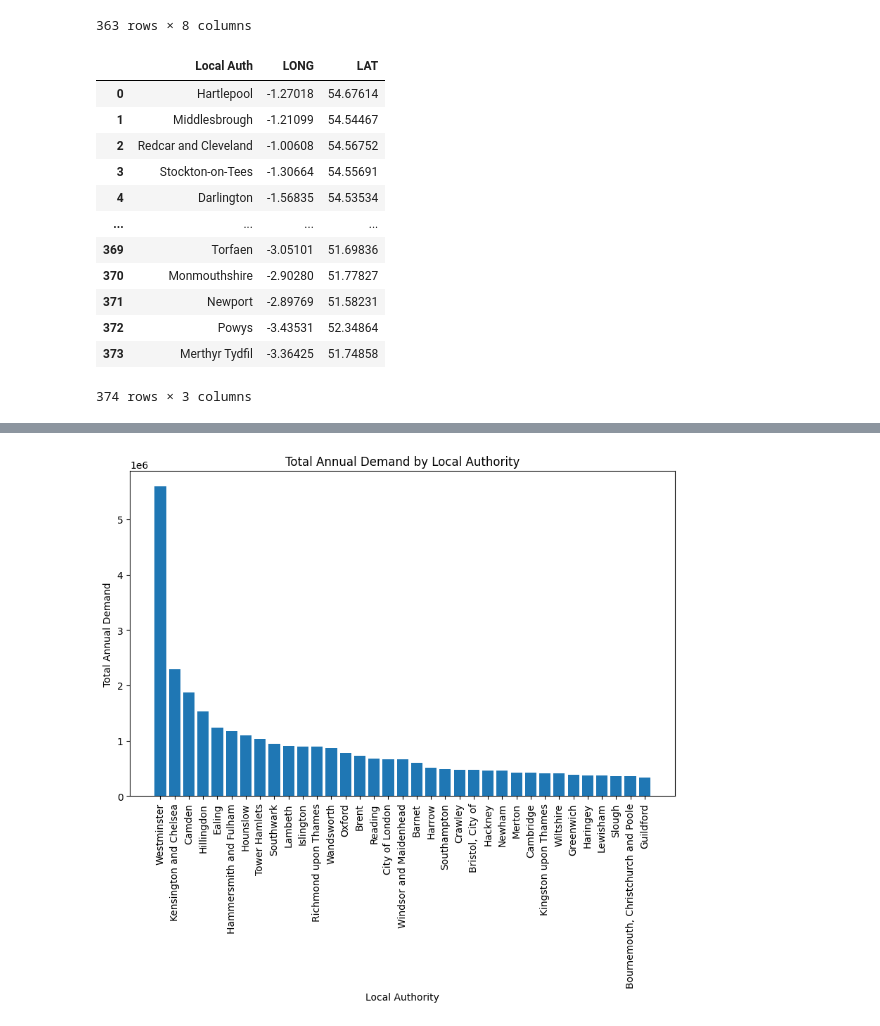
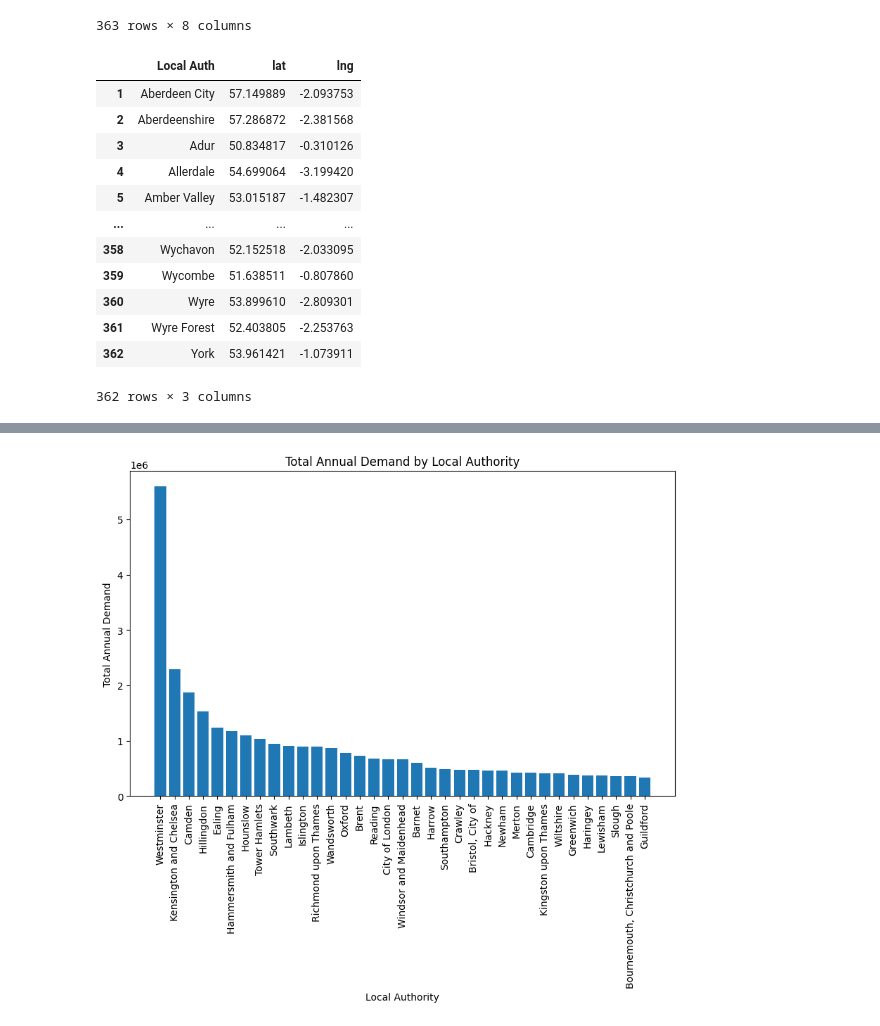
Before and after one commit to majdyousof/imperialgroupproject, a Jupyter notebook: Dom/Heathrow_OD.ipynb, the cells around one changed output, grey strips where cells are left out. Drawn from its saved outputs; the diff is of its cells as text; code cells hidden in the pictures.

```diff
--- a/Dom/Heathrow_OD.ipynb
+++ b/Dom/Heathrow_OD.ipynb
@@ -28,23 +29,23 @@ OD_sorted
 363 rows × 8 columns
 # %%
 #Mapping Coordinates
-coords=pd.read_csv("Local_Authority_coords.csv")
-coords= coords.dropna(axis=1, how='all')
+coords=pd.read_excel("heathrowflow.xlsx", index_col=0)
+coords= coords.dropna(axis=1, how='all')[['Local Auth', 'lat', 'lng']]
 coords
 # %% [output]
-|  | Local Auth | LONG | LAT |
-| 0 | Hartlepool | -1.27018 | 54.67614 |
-| 1 | Middlesbrough | -1.21099 | 54.54467 |
-| 2 | Redcar and Cleveland | -1.00608 | 54.56752 |
-| 3 | Stockton-on-Tees | -1.30664 | 54.55691 |
-| 4 | Darlington | -1.56835 | 54.53534 |
+|  | Local Auth | lat | lng |
+| 1 | Aberdeen City | 57.149889 | -2.093753 |
+| 2 | Aberdeenshire | 57.286872 | -2.381568 |
+| 3 | Adur | 50.834817 | -0.310126 |
+| 4 | Allerdale | 54.699064 | -3.199420 |
+| 5 | Amber Valley | 53.015187 | -1.482307 |
 | ... | ... | ... | ... |
-| 369 | Torfaen | -3.05101 | 51.69836 |
-| 370 | Monmouthshire | -2.90280 | 51.77827 |
-| 371 | Newport | -2.89769 | 51.58231 |
-| 372 | Powys | -3.43531 | 52.34864 |
-| 373 | Merthyr Tydfil | -3.36425 | 51.74858 |
+| 358 | Wychavon | 52.152518 | -2.033095 |
+| 359 | Wycombe | 51.638511 | -0.807860 |
+| 360 | Wyre | 53.899610 | -2.809301 |
+| 361 | Wyre Forest | 52.403805 | -2.253763 |
+| 362 | York | 53.961421 | -1.073911 |
-374 rows × 3 columns
+362 rows × 3 columns
 # %%
 OD_sorted= pd.merge(coords, OD_sorted, on='Local Auth', how='right')
 OD_sorted
```
Also changed, not shown: parts of 7 cells of this notebook, 8 other files.
